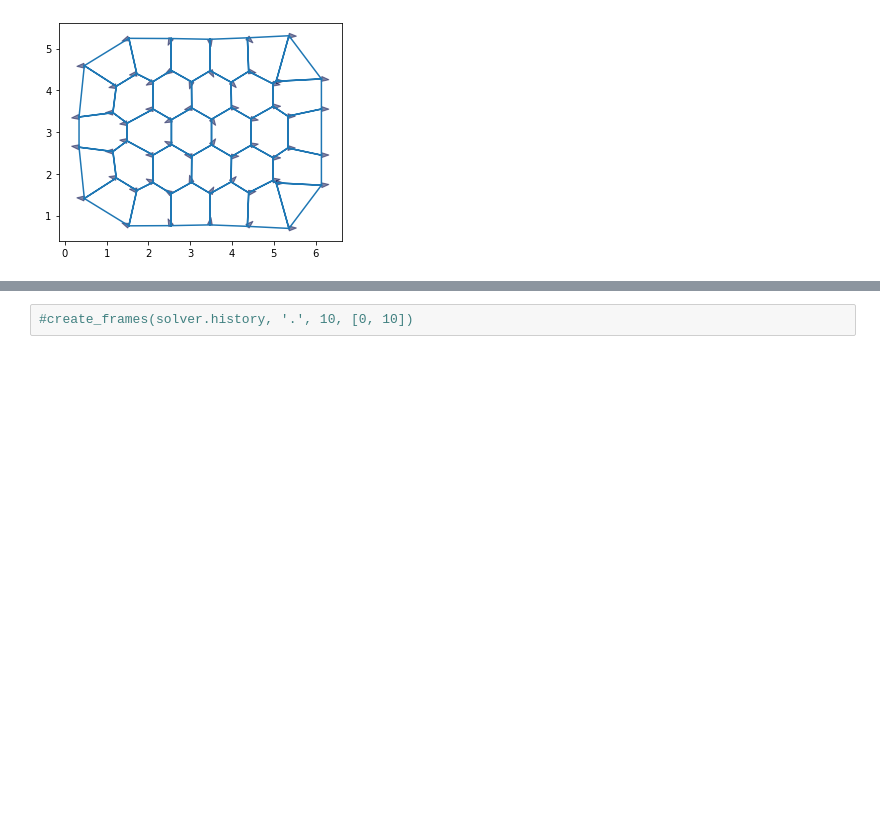
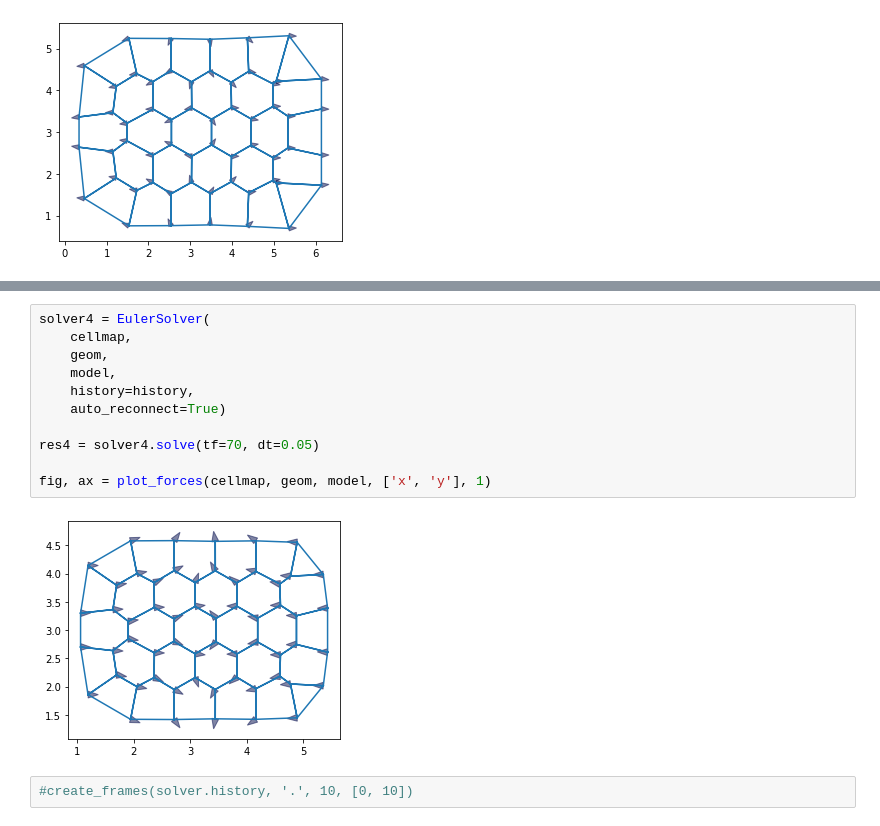
Before and after one commit to vlachina/LymphNode, a Jupyter notebook: lymphNode.ipynb, the cells around one changed output, grey strips where cells are left out. Drawn from its saved outputs; the diff is of its cells as text; blank space fills up the shorter version.

```diff
--- a/lymphNode.ipynb
+++ b/lymphNode.ipynb
@@ -153,3 +153,16 @@ fig, ax = plot_forces(cellmap, geom, model, ['x', 'y'], 1)
+# %%
+solver4 = EulerSolver(
+    cellmap,
+    geom,
+    model,
+    history=history,
+    auto_reconnect=True)
+
+res4 = solver4.solve(tf=70, dt=0.05)
+
+fig, ax = plot_forces(cellmap, geom, model, ['x', 'y'], 1)
+# %% [output]
+[figure, added]
 # %%
 #create_frames(solver.history, '.', 10, [0, 10])
 # %%
```
Also changed, not shown: parts of 1 cell of this notebook.
